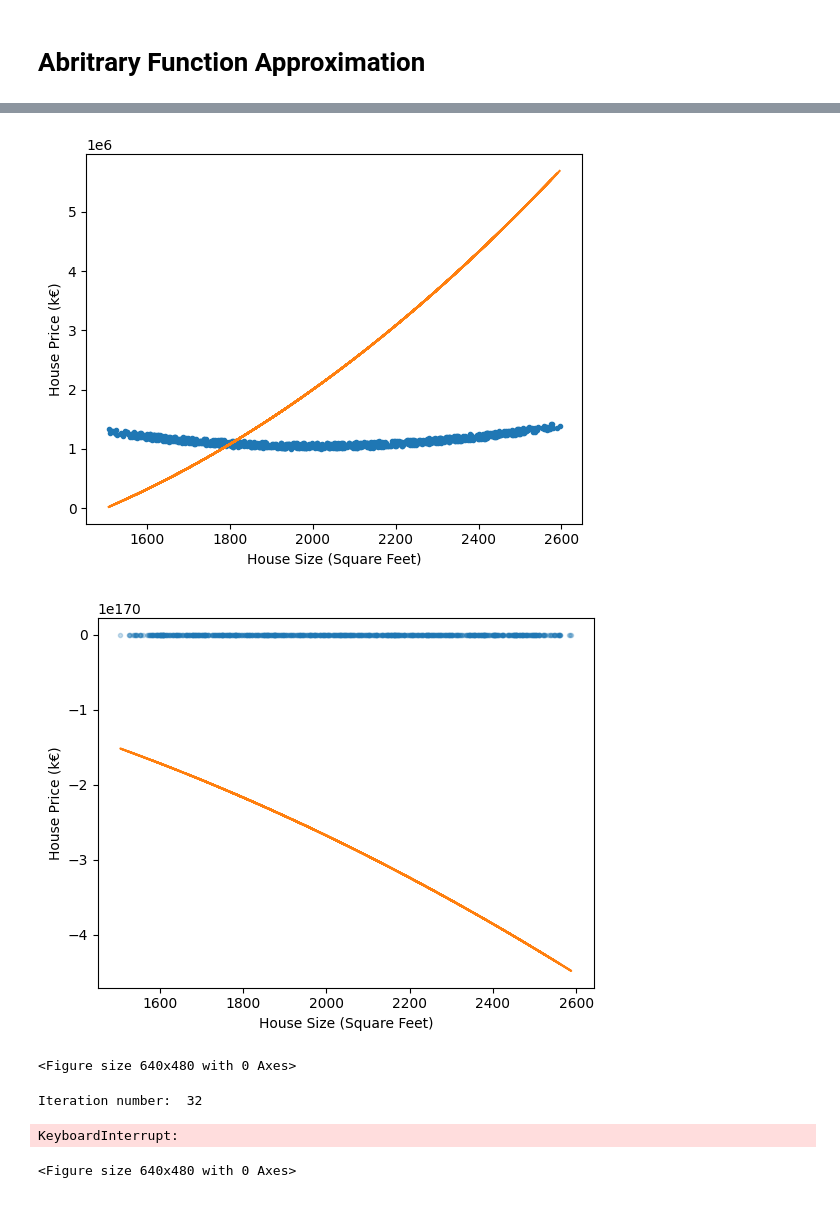
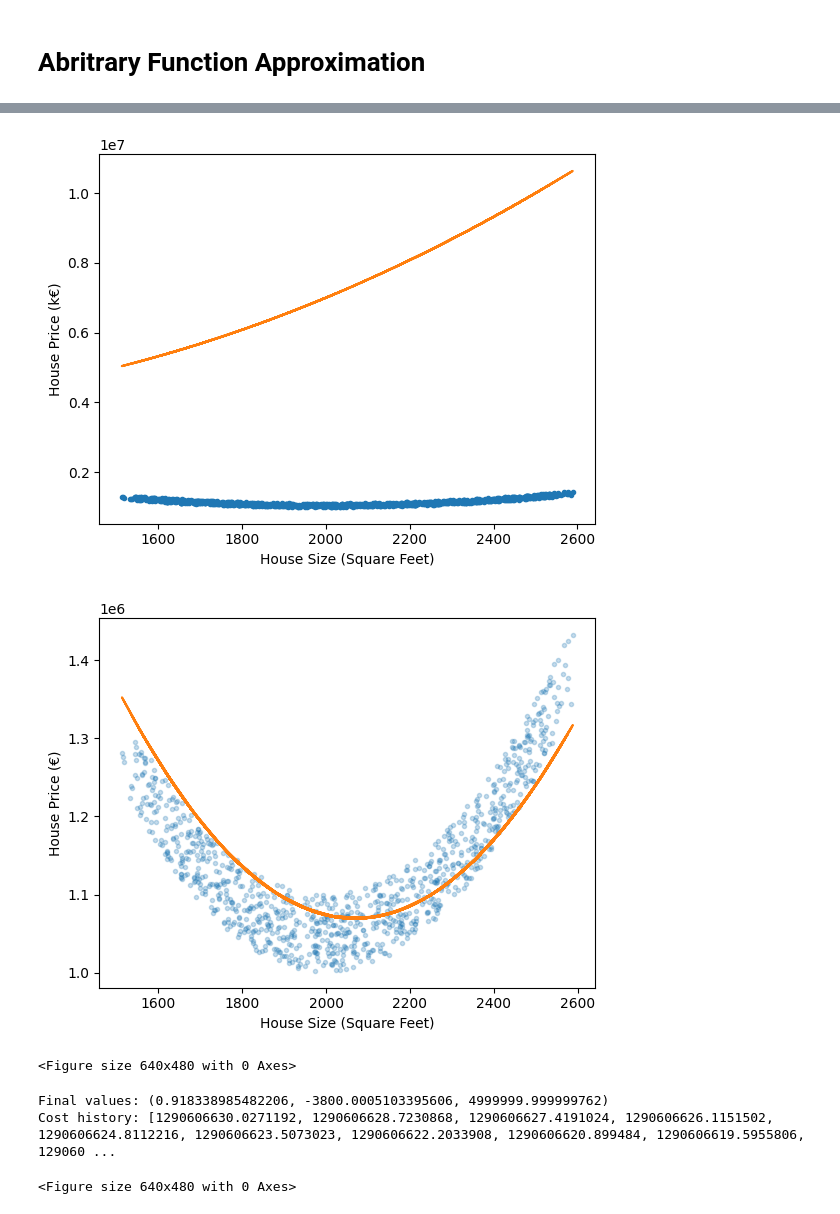
Before and after one commit to grussdorian/neural-networks-crash-course, a Jupyter notebook: 1 - ArbitraryFn.ipynb, the cells around one changed output, grey strips where cells are left out. Saved outputs shown, nothing was run; the diff lists cells and outputs as text; code cells hidden in the pictures.

```diff
--- a/1 - ArbitraryFn.ipynb
+++ b/1 - ArbitraryFn.ipynb
@@ -19,14 +19,14 @@ plt.show()
 def hypothesis(a, b, c, x):
     return  (a * (x ** 2)) + (b * x) + c
 # %%
-preds = hypothesis(2, -3000, 0, house_sizes) # Random values for m and c
+preds = hypothesis(2, -3000, 5e6, house_sizes) # Random values for m and c
 plt.plot(house_sizes, house_prices, '.')
 plt.plot(house_sizes, preds, '-')
 plt.xlabel('House Size (Square Feet)')
 plt.ylabel('House Price (k€)')
 plt.show()
 # %% [output]
-[figure, old version]
+[figure, new version]
 # %%
 # Cost function: Mean Squared Error
 def cost_function(a, b, c, x, y):
@@ -41,9 +41,9 @@ def gradient_descent(a, b, c, x, y, learning_rate, iterations):
 
     for _ in range(iterations):
         # Compute the gradients
-        da = (1/M) * np.sum((y - hypothesis(a, b, c, x)) * -1 * (x ** 2))
-        db = (1/M) * np.sum((y - hypothesis(a, b, c, x)) * -1 * x)
-        dc = (1/M) * np.sum((y - hypothesis(a, b, c, x)) * -1)
+        da = (1/M) * np.sum((hypothesis(a, b, c, x) - y) * (x ** 2))
+        db = (1/M) * np.sum((hypothesis(a, b, c, x) - y) * x)
+        dc = (1/M) * np.sum((hypothesis(a, b, c, x) - y))
 
         # Update parameters
         a = a - learning_rate * da
@@ -60,37 +60,37 @@ import matplotlib.pyplot as plt
 from IPython.display import clear_output, display
 
 cost_history = []
 iterations = 100
 
 def train():
     # Training the model
-    a, b, c = 1, -3000, 5e6  # Initial values of parameters
-    learning_rate = 1e-8  # You may need to adjust it
+    a, b, c = 2, -3800, 5e6  # Initial values of parameters
+    learning_rate = 1e-14  # You may need to adjust it
 
     for i in range(iterations):
         print("Iteration number: ", i+1)
         a, b, c, ch = gradient_descent(a, b, c, house_sizes, house_prices, learning_rate, 1)
         time.sleep(0.1)  # Sleep for visualization
         clear_output(wait=True)
 
         preds = hypothesis(a, b, c, house_sizes)
         plt.plot(house_sizes, house_prices, '.', alpha=0.25)
         plt.plot(house_sizes, preds, '-')
         plt.xlabel('House Size (Square Feet)'); plt.ylabel('House Price (€)')
         plt.show()
 
         display(plt.gcf())
         cost_history.append(ch[0])
 
     return a, b, c, cost_history
 
 A, B, C, cost_history = train()
 
 print(f'Final values: {A, B, C}')
 print(f'Cost history: {cost_history[-15:]}')  # Print the last 5 costs to check convergence
 # %% [output]
-[figure, old version]
+[figure, new version]
 <Figure size 640x480 with 0 Axes>
-Iteration number:  32
+Final values: (0.918338985482206, -3800.0005103395606, 4999999.999999762)
+Cost history: [1290606630.0271192, 1290606628.7230868, 1290606627.4191024, 1290606626.1151502, 1290606624.8112216, 1290606623.5073023, 1290606622.2033908, 1290606620.899484, 1290606619.5955806, 129060 ...
-KeyboardInterrupt:
+<Figure size 640x480 with 0 Axes>
-<Figure size 640x480 with 0 Axes>
```
Also changed, not shown: parts of 15 cells of this notebook, 1 other file.
